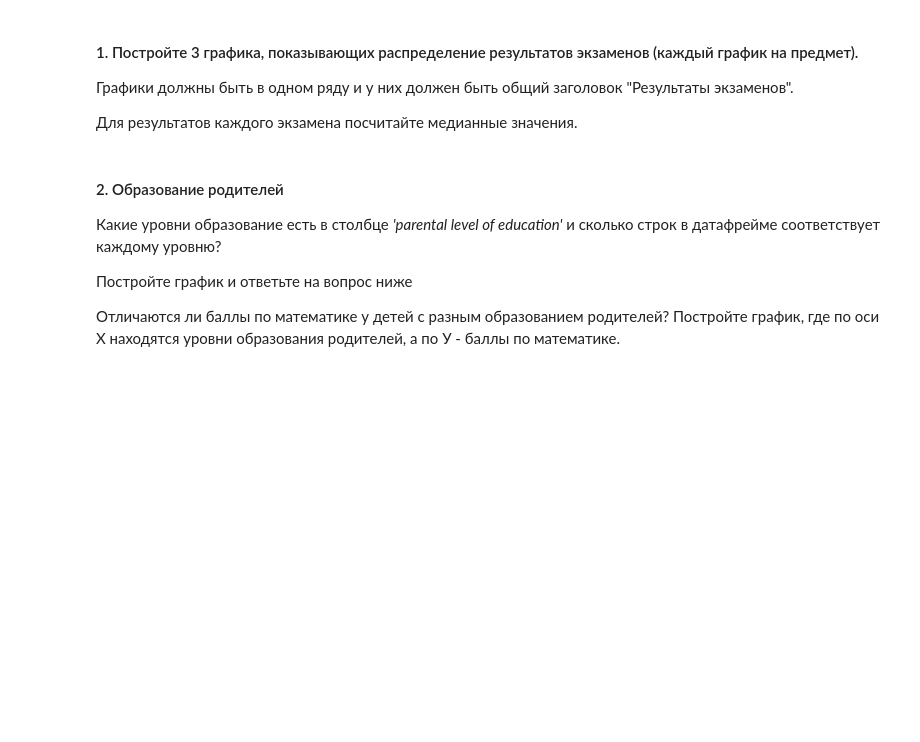
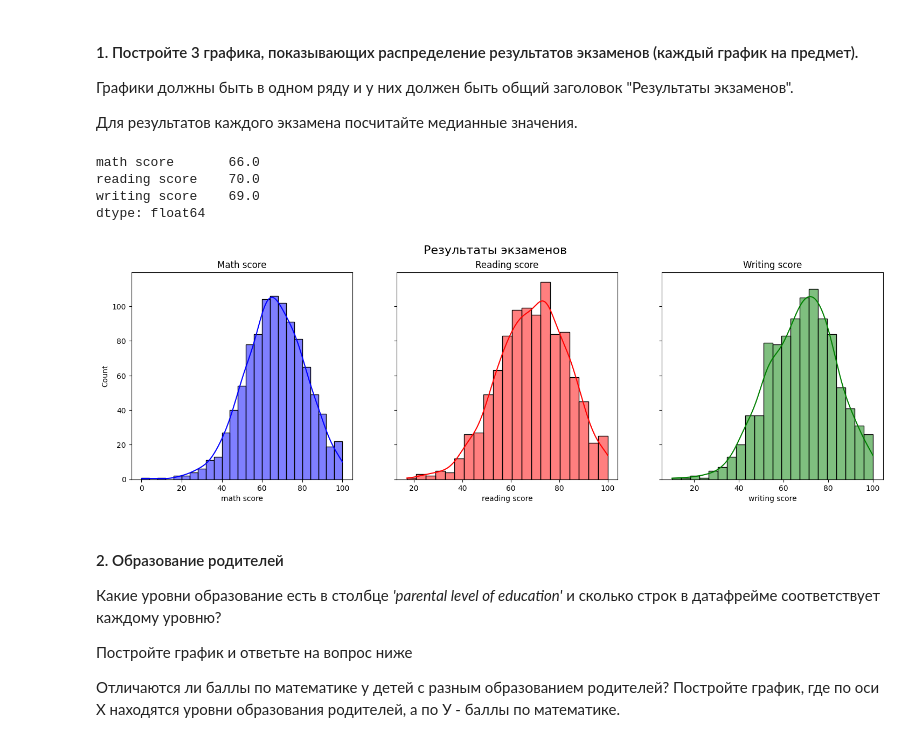
Before and after one commit to DanisStepanov/Computer-mathematics-systems, a Jupyter notebook: 5. Библиотека Pandas. Визуальный анализ данных/Практическая_работа_№5_Библиотека_Pandas.ipynb, the cells around one changed output. Cells and saved outputs as stored; diff of their text form; code cells hidden in the pictures; blank space fills up the shorter version.

```diff
--- a/5. Библиотека Pandas. Визуальный анализ данных/Практическая_работа_№5_Библиотека_Pandas.ipynb
+++ b/5. Библиотека Pandas. Визуальный анализ данных/Практическая_работа_№5_Библиотека_Pandas.ipynb
@@ -671,6 +652,26 @@ df
 Графики должны быть в одном ряду и у них должен быть общий заголовок "Результаты экзаменов".
 
 Для результатов каждого экзамена посчитайте медианные значения.
+# %%
+path = '/content/drive/My Drive/Data/StudentsPerformance.csv'
+df = pd.read_csv(path)
+medians = df[['math score', 'reading score', 'writing score']].median()
+print(medians)
+fig, axes = plt.subplots(1, 3, figsize=(18, 5), sharey=True)
+fig.suptitle('Результаты экзаменов', fontsize=16)
+columns = ['math score', 'reading score', 'writing score']
+colors = ['blue', 'red', 'green']
+for i, col in enumerate(columns):
+    sns.histplot(df[col], kde=True, ax=axes[i], color=colors[i])
+    axes[i].set_title(col.capitalize())
+
+plt.show()
+# %% [output]
+math score       66.0
+reading score    70.0
+writing score    69.0
+dtype: float64
+[figure, added]
 # %% [markdown]
 #### 2. Образование родителей
 Какие уровни образование есть в столбце *'parental level of education'* и сколько строк в датафрейме соответствует каждому уровню?
```
Also changed, not shown: parts of 14 cells of this notebook.
